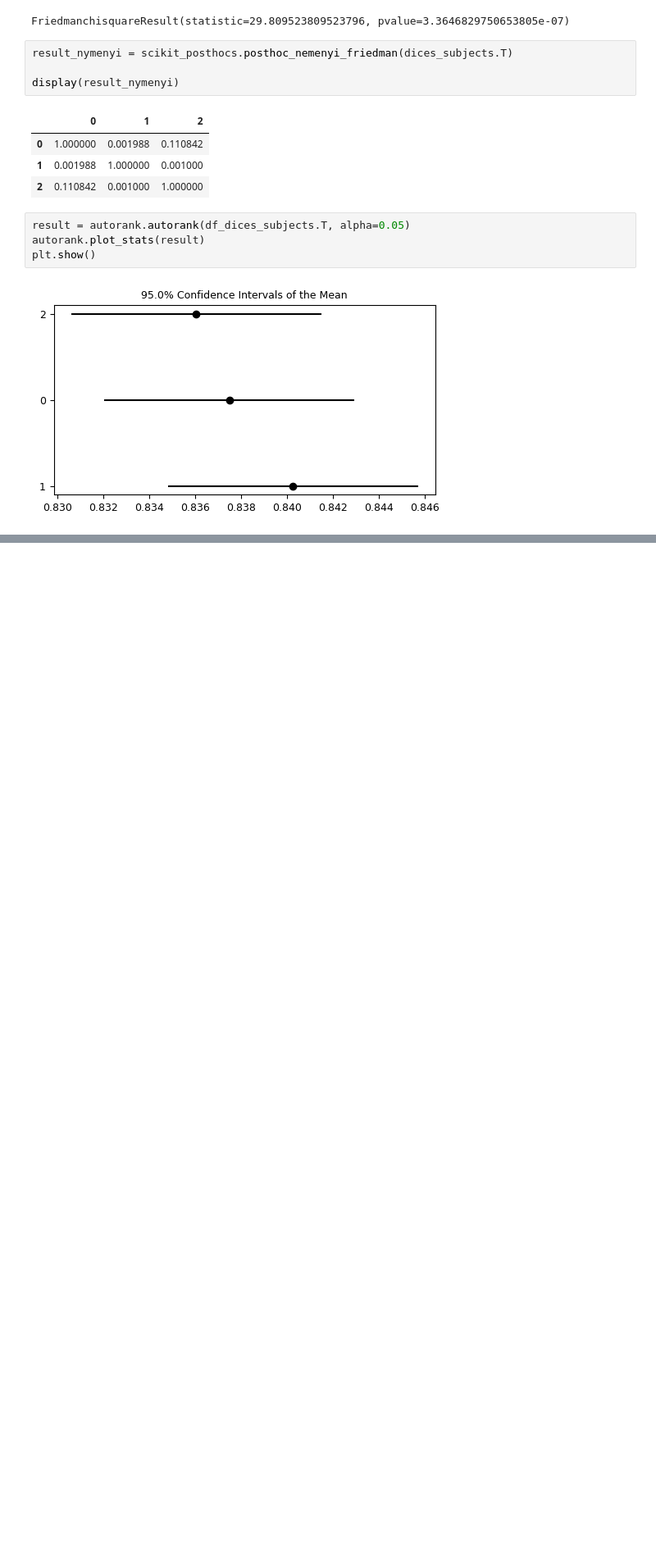
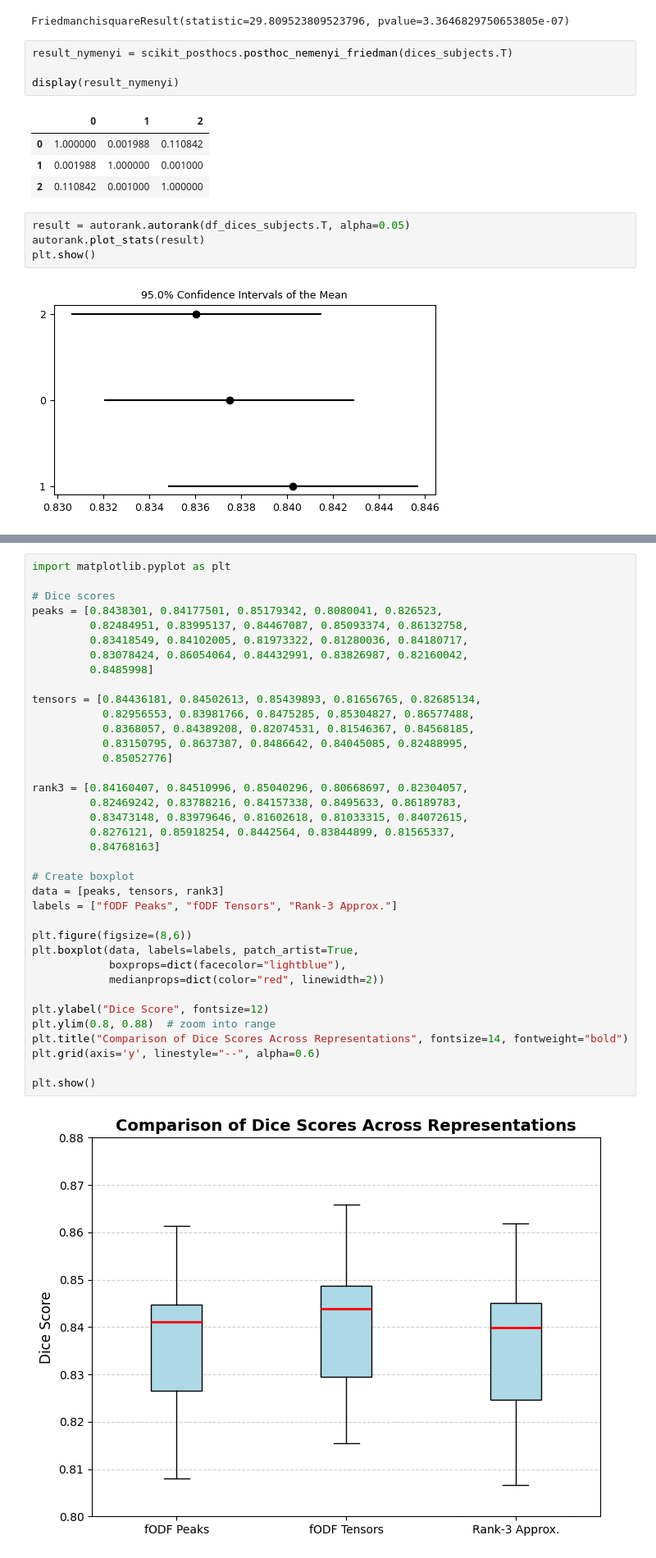
Before and after one commit to syedsajidhussain/Tract-segmentation, a Jupyter notebook: visualization_quantitative.ipynb, the cells around one changed output, grey strips where cells are left out. Shown at 82% size. Saved outputs shown, nothing was run; the diff lists cells and outputs as text; blank space fills up the shorter version.

```diff
--- a/visualization_quantitative.ipynb
+++ b/visualization_quantitative.ipynb
@@ -296,0 +544,39 @@ plt.savefig("nemenyi_plot.png")
+# %%
+import matplotlib.pyplot as plt
+
+# Dice scores
+peaks = [0.8438301, 0.84177501, 0.85179342, 0.8080041, 0.826523,
+         0.82484951, 0.83995137, 0.84467087, 0.85093374, 0.86132758,
+         0.83418549, 0.84102005, 0.81973322, 0.81280036, 0.84180717,
+         0.83078424, 0.86054064, 0.84432991, 0.83826987, 0.82160042,
+         0.8485998]
+
+tensors = [0.84436181, 0.84502613, 0.85439893, 0.81656765, 0.82685134,
+           0.82956553, 0.83981766, 0.8475285, 0.85304827, 0.86577488,
+           0.8368057, 0.84389208, 0.82074531, 0.81546367, 0.84568185,
+           0.83150795, 0.8637387, 0.8486642, 0.84045085, 0.82488995,
+           0.85052776]
+
+rank3 = [0.84160407, 0.84510996, 0.85040296, 0.80668697, 0.82304057,
+         0.82469242, 0.83788216, 0.84157338, 0.8495633, 0.86189783,
+         0.83473148, 0.83979646, 0.81602618, 0.81033315, 0.84072615,
+         0.8276121, 0.85918254, 0.8442564, 0.83844899, 0.81565337,
+         0.84768163]
+
+# Create boxplot
+data = [peaks, tensors, rank3]
+labels = ["fODF Peaks", "fODF Tensors", "Rank-3 Approx."]
+
+plt.figure(figsize=(8,6))
+plt.boxplot(data, labels=labels, patch_artist=True,
+            boxprops=dict(facecolor="lightblue"),
+            medianprops=dict(color="red", linewidth=2))
+
+plt.ylabel("Dice Score", fontsize=12)
+plt.ylim(0.8, 0.88)  # zoom into range
+plt.title("Comparison of Dice Scores Across Representations", fontsize=14, fontweight="bold")
+plt.grid(axis='y', linestyle="--", alpha=0.6)
+
+plt.show()
+# %% [output]
+[figure, added]
```
Also changed, not shown: parts of 17 cells of this notebook.
